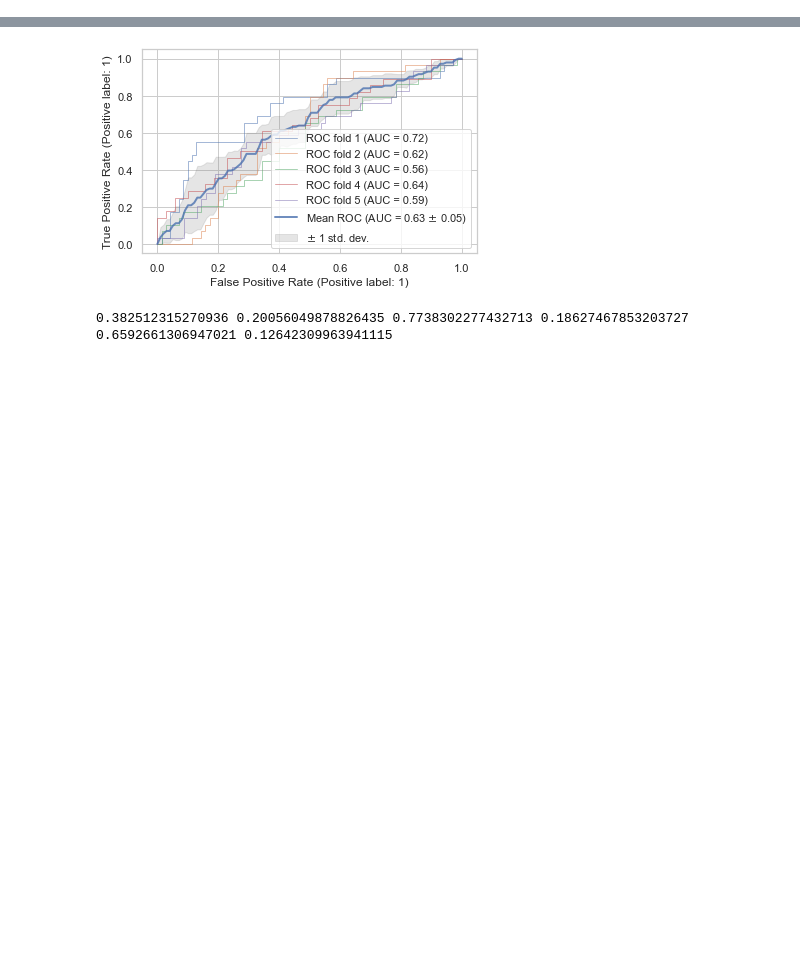
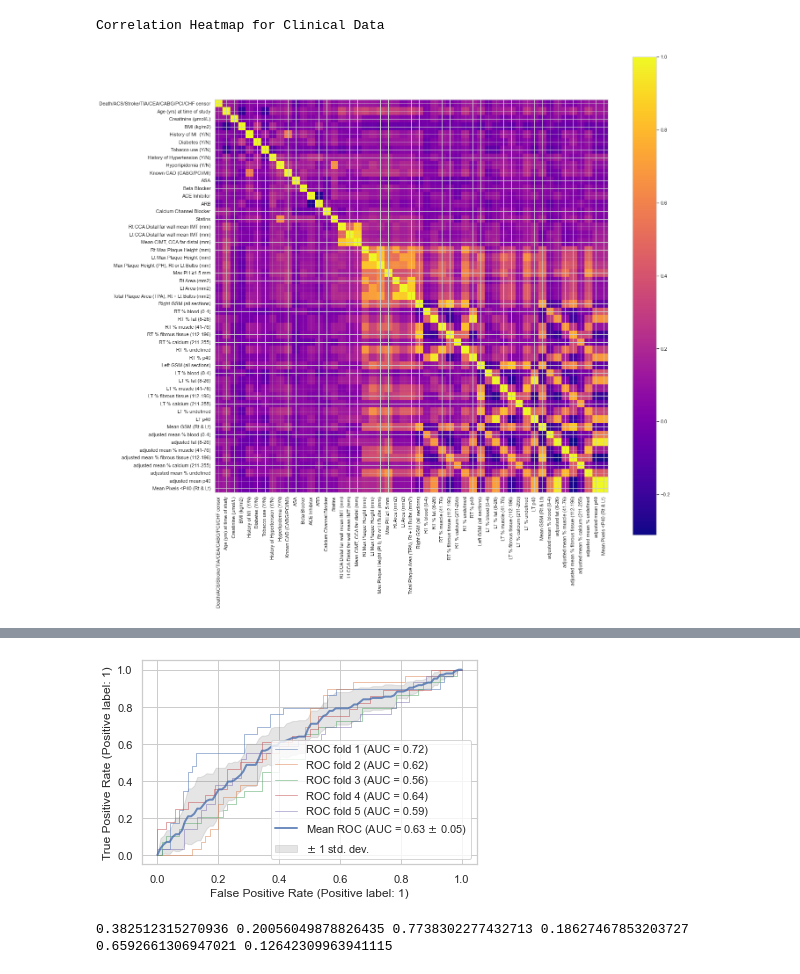
Before and after one commit to ricky-hu/carotid, a Jupyter notebook: classifier.ipynb, the cells around one changed output, grey strips where cells are left out. Saved outputs shown, nothing was run; the diff lists cells and outputs as text; code cells hidden in the pictures; blank space fills up the shorter version.

Commit message:
updated datasets and corrmatrix

```diff
--- a/classifier.ipynb
+++ b/classifier.ipynb
@@ -72,6 +55,7 @@ allClinData.loc[(allClinData.Sex == 'M'), 'Sex'] = 1
 allClinData.loc[(allClinData.Sex == 'F'), 'Sex'] = 0
 outcomeColName = 'Death/ACS/Stroke/TIA/CEA/CABG/PCI/CHF censor'
 outcomeCols = [outcomeColName]
+idCol = ['Study ID #']
 
 #waist circumference is not very filled, removing it for now
 clinHistCols = ['Age (yrs) at time of study', 'Sex', 'Creatinine (µmol/L)',
@@ -112,7 +96,8 @@ imagingCols = [ #'Extent of atherosclerotic burden (# of vessels)',
               'adjusted mean % undefined','adjusted mean p40',
               'Mean Pixels <P40 (Rt & Lt)']
 
-relevantColsOnly = allClinData[outcomeCols + clinHistCols + drugsCols + imagingCols]
+relevantColsOnly = allClinData[idCol + outcomeCols + clinHistCols + drugsCols + imagingCols]
+
 
 #imputing 0s into NaN for imaging olumbs
 relevantColsOnly[imagingCols] = relevantColsOnly[imagingCols].fillna(0)
@@ -120,14 +105,8 @@ relevantColsOnly[imagingCols] = relevantColsOnly[imagingCols].fillna(0)
 relevantColsOnly = relevantColsOnly[~relevantColsOnly.isin(['UNKNOWN']).any(axis=1)]
 relevantColsOnly = relevantColsOnly.dropna()
 
-#now we can sepparate to different datasets to train the classifier
-clinHistOnly = relevantColsOnly[outcomeCols + clinHistCols]
-drugsOnly = relevantColsOnly[outcomeCols + drugsCols]
-clinHistAndDrugs = relevantColsOnly[outcomeCols + clinHistCols + drugsCols]
-imagingOnly = relevantColsOnly[outcomeCols + imagingCols]
-
-print(len(allClinData.columns))
-print(len(relevantColsOnly.columns))
-print(len(clinHistAndDrugs.columns))
-print(len(imagingOnly.columns))
+# we need the ID just for the join with radimoics data later
+relevantColsOnlyWithID = relevantColsOnly.drop(columns = outcomeCols)
+relevantColsOnly = relevantColsOnly.drop(columns = idCol)
+relevantColsOnlyWithID
 # %% [output]
@@ -162,3 +189,20 @@ tableOneStats
 | adjusted mean % undefined, mean (SD) |  | 0 | 30.2 (10.6) | 29.4 (11.5) | 32.0 (7.9) | 0.003 | Two Sample T-test | 0.269 |
 | adjusted mean p40, mean (SD) |  | 0 | 36.7 (20.4) | 35.2 (21.3) | 40.3 (17.4) | 0.006 | Two Sample T-test | 0.263 |
 | Mean Pixels <P40 (Rt & Lt), mean ... |  | 0 | 36.7 (20.4) | 35.2 (21.3) | 40.3 (17.4) | 0.006 | Two Sample T-test | 0.263 |
+# %%
+#first order correlation ratios between variables
+corrMatrixClinData = relevantColsOnly.corr()
+print('Correlation Heatmap for Clinical Data')
+fig, ax = plt.subplots(figsize=[20,20])
+im = ax.imshow(corrMatrixClinData, cmap='plasma')
+ax.set_xticks(np.arange(len(corr_matrix)))
+ax.set_yticks(np.arange(len(corr_matrix)))
+ax.set_xticklabels(corrMatrixClinData.columns)
+ax.set_yticklabels(corrMatrixClinData.columns)
+plt.xticks(rotation='vertical')
+plt.colorbar(im)
+plt.savefig('corrMatrixClinData.png')
+corrMatrixClinData.to_csv('corrMatrixClinData.csv', index = False)
+# %% [output]
+Correlation Heatmap for Clinical Data
+[figure, added]
```
Also changed, not shown: parts of 6 cells of this notebook, 3 other files.
